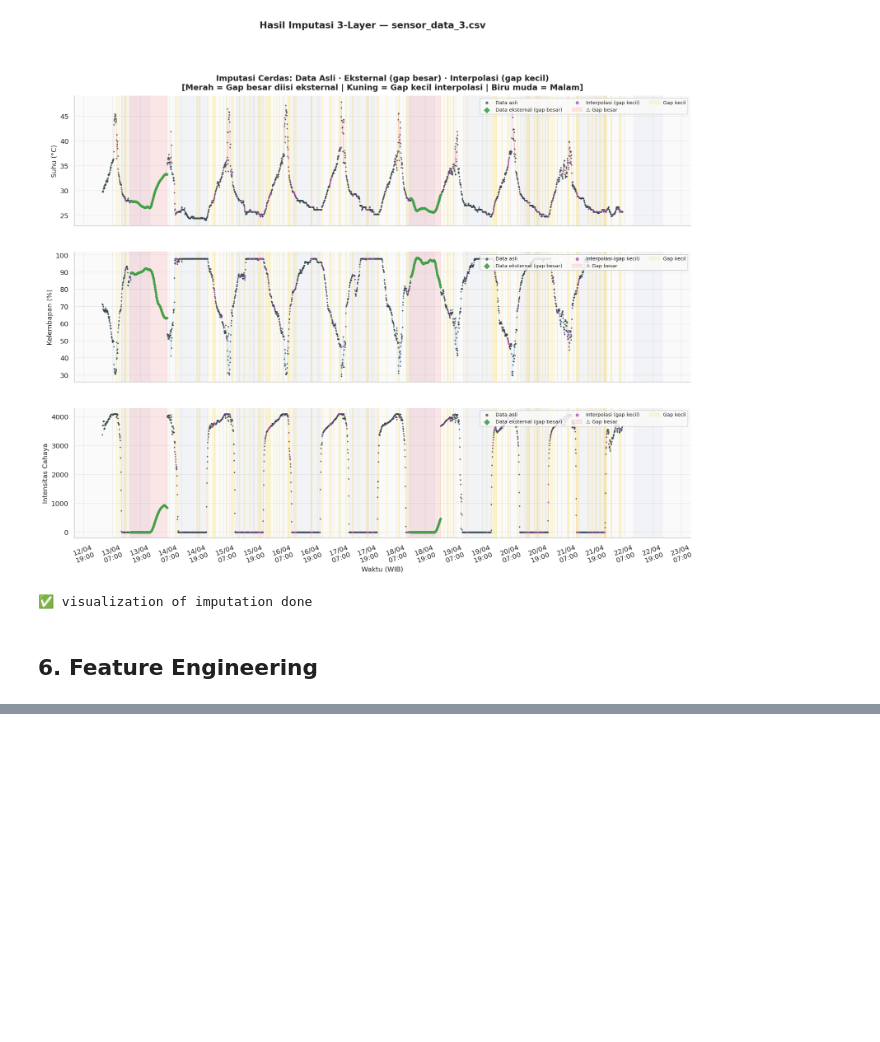
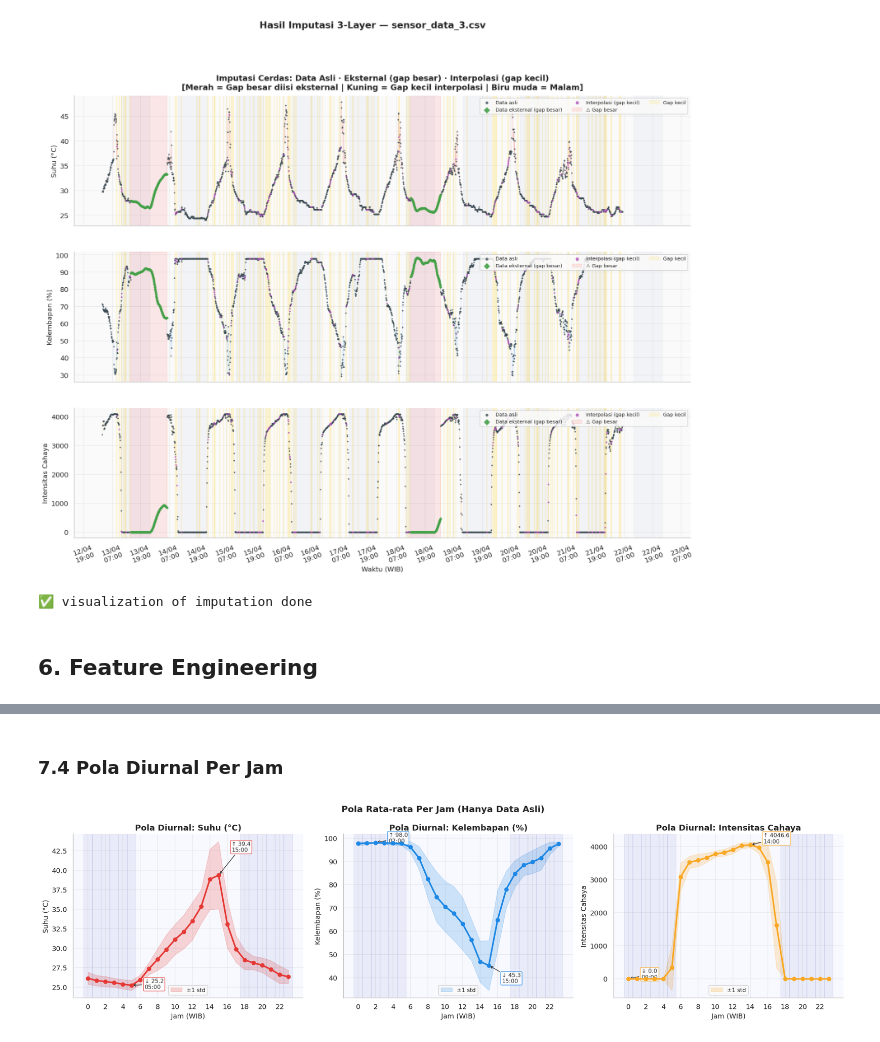
Before and after one commit to delafajarmulia/suhu-detector-ai, a Jupyter notebook: weather_analysis_3.ipynb, the cells around one changed output, grey strips where cells are left out. Drawn from its saved outputs; the diff is of its cells as text; code cells hidden in the pictures; blank space fills up the shorter version.

```diff
--- a/weather_analysis_3.ipynb
+++ b/weather_analysis_3.ipynb
@@ -520,0 +659,47 @@ display(df_feat[['suhu','kelembapan','cahaya','jam','kondisi','is_malam',
+# %% [markdown]
+### 7.4 Pola Diurnal Per Jam
+# %%
+# only using original data for diurnal
+df_orig = df_feat[df_feat['is_original'] == True].copy()
+hourly = df_orig.groupby('jam')[cols_sensor].agg(['mean','std'])
+
+fig, axes = plt.subplots(1, 3, figsize=(18, 5))
+fig.patch.set_facecolor('white')
+colors_d = [PALETTE['suhu'], PALETTE['lembap'], PALETTE['cahaya']]
+labels_d = ['Suhu (°C)', 'Kelembapan (%)', 'Intensitas Cahaya']
+jam = np.arange(24)
+
+for ax, col, color, label in zip(axes, cols_sensor, colors_d, labels_d):
+    mean_v = hourly[col]['mean'].values
+    std_v = hourly[col]['std'].values
+    ax.plot(jam, mean_v, color=color, lw=2.5, marker='o', markersize=6, zorder=4)
+    ax.fill_between(jam, mean_v-std_v, mean_v+std_v, alpha=0.2, color=color, label='±1 std')
+
+    # gradient night shading
+    for h in range(24):
+        if h >= 18 or h < 6:
+            ax.axvspan(h-0.5, h+0.5, alpha=0.08, color='#3949AB')
+
+    # Annotate peak & trough
+    peak_h = jam[np.argmax(mean_v)]; peak_v = mean_v.max()
+    low_h  = jam[np.argmin(mean_v)]; low_v = mean_v.min()
+    ax.annotate(f'↑ {peak_v:.1f}\n{peak_h:02d}:00', xy=(peak_h, peak_v),
+                xytext=(peak_h+1.5, peak_v+std_v[peak_h]*0.7),
+                arrowprops=dict(arrowstyle='->', color='#333'), fontsize=9, color='#333',
+                bbox=dict(boxstyle='round,pad=0.2', fc='white', ec=color, alpha=0.8))
+    ax.annotate(f'↓ {low_v:.1f}\n{low_h:02d}:00', xy=(low_h, low_v),
+                xytext=(low_h+1.5, low_v-std_v[low_h]*0.7),
+                arrowprops=dict(arrowstyle='->', color='#333'), fontsize=9, color='#333',
+                bbox=dict(boxstyle='round,pad=0.2', fc='white', ec=color, alpha=0.8))
+
+    ax.set_title(f'Pola Diurnal: {label}')
+    ax.set_xlabel('Jam (WIB)'); ax.set_ylabel(label)
+    ax.set_xticks(range(0,24,2)); ax.legend(fontsize=9)
+    ax.set_facecolor('#F8F9FF')
+
+plt.suptitle('Pola Rata-rata Per Jam (Hanya Data Asli)', fontsize=14, fontweight='bold')
+plt.tight_layout()
+plt.savefig('fig_diurnal.png', dpi=130, bbox_inches='tight')
+plt.show()
+# %% [output]
+[figure, added]
```
Also changed, not shown: parts of 11 cells of this notebook.
